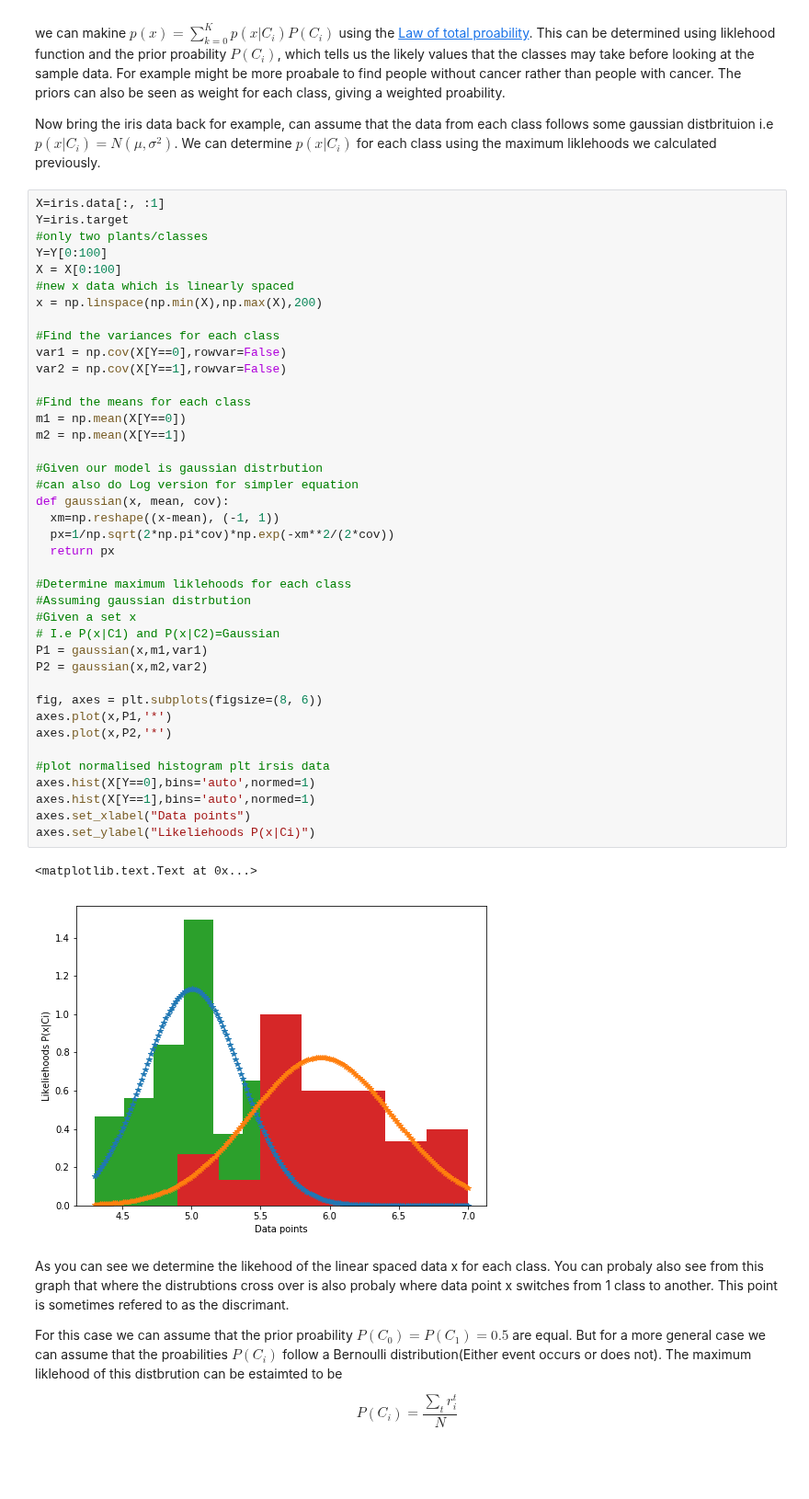
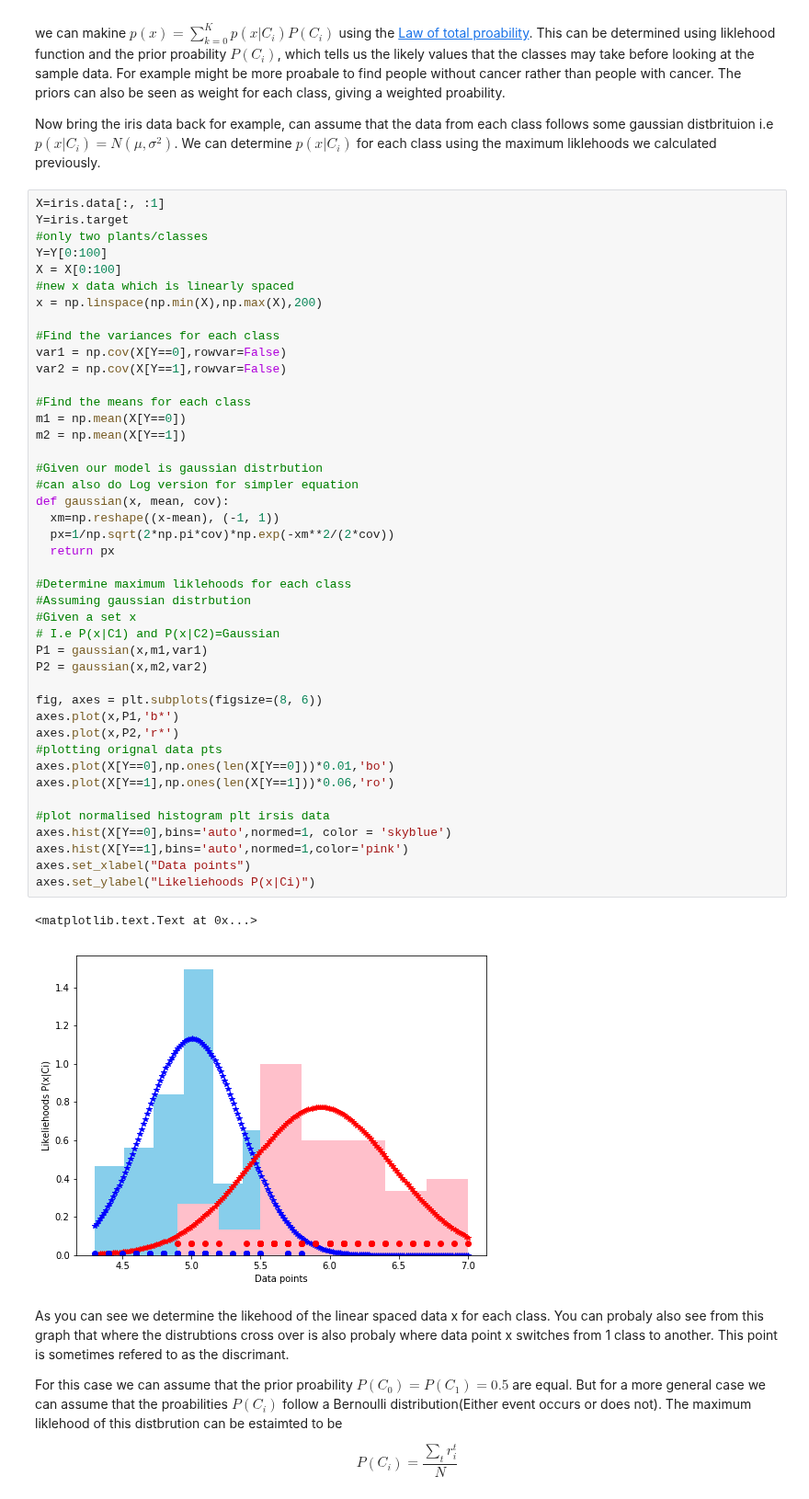
Before and after one commit to Aiden0/machine_learning, a Jupyter notebook: Machine Learning Notebook/1_Classification.ipynb, the cells around one changed output. Shown at 92% size. Saved outputs shown, nothing was run; the diff lists cells and outputs as text; blank space fills up the shorter version.

Commit message:
Making plots better to look at in classfication

```diff
--- a/Machine Learning Notebook/1_Classification.ipynb
+++ b/Machine Learning Notebook/1_Classification.ipynb
@@ -237,38 +237,41 @@ x = np.linspace(np.min(X),np.max(X),200)
 
 #Find the variances for each class
 var1 = np.cov(X[Y==0],rowvar=False)
 var2 = np.cov(X[Y==1],rowvar=False)
 
 #Find the means for each class
 m1 = np.mean(X[Y==0])
 m2 = np.mean(X[Y==1])
 
 #Given our model is gaussian distrbution
 #can also do Log version for simpler equation
 def gaussian(x, mean, cov):
   xm=np.reshape((x-mean), (-1, 1))
   px=1/np.sqrt(2*np.pi*cov)*np.exp(-xm**2/(2*cov))
   return px
 
 #Determine maximum liklehoods for each class
 #Assuming gaussian distrbution
 #Given a set x
 # I.e P(x|C1) and P(x|C2)=Gaussian
 P1 = gaussian(x,m1,var1)
 P2 = gaussian(x,m2,var2)
 
 fig, axes = plt.subplots(figsize=(8, 6))
-axes.plot(x,P1,'*')
-axes.plot(x,P2,'*')
+axes.plot(x,P1,'b*')
+axes.plot(x,P2,'r*')
+#plotting orignal data pts
+axes.plot(X[Y==0],np.ones(len(X[Y==0]))*0.01,'bo')
+axes.plot(X[Y==1],np.ones(len(X[Y==1]))*0.06,'ro')
 
 #plot normalised histogram plt irsis data
-axes.hist(X[Y==0],bins='auto',normed=1)
-axes.hist(X[Y==1],bins='auto',normed=1)
+axes.hist(X[Y==0],bins='auto',normed=1, color = 'skyblue')
+axes.hist(X[Y==1],bins='auto',normed=1,color='pink')
 axes.set_xlabel("Data points")
 axes.set_ylabel("Likeliehoods P(x|Ci)")
 # %% [output]
 <matplotlib.text.Text at 0x...>
-[figure, old version]
+[figure, new version]
 # %% [markdown]
 As you can see we determine the likehood of the linear spaced data x for each class. You can probaly also see from this graph that where the distrubtions cross over is also probaly where data point x switches from 1 class to another. This point is sometimes refered to as the discrimant.
 
```
Also changed, not shown: 1 other file.
